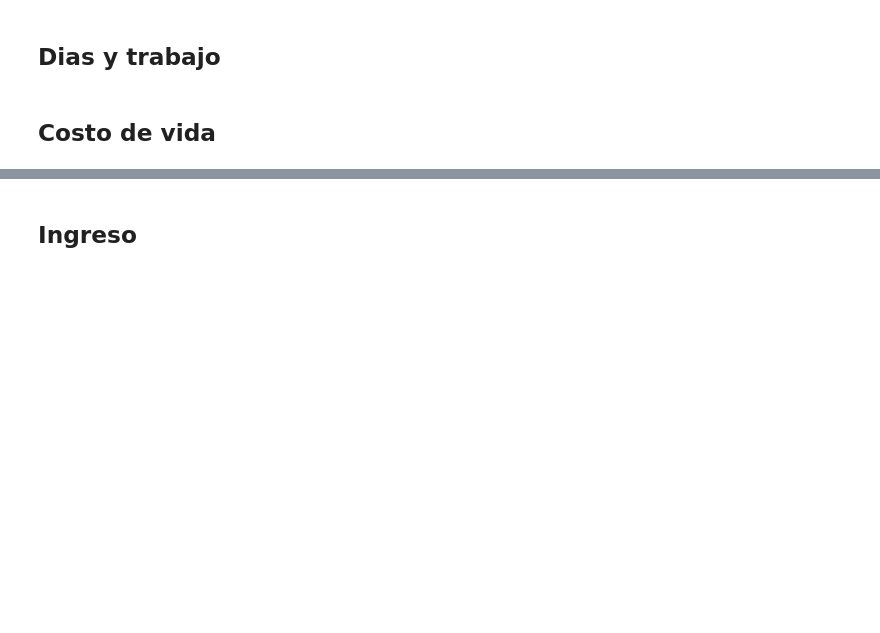
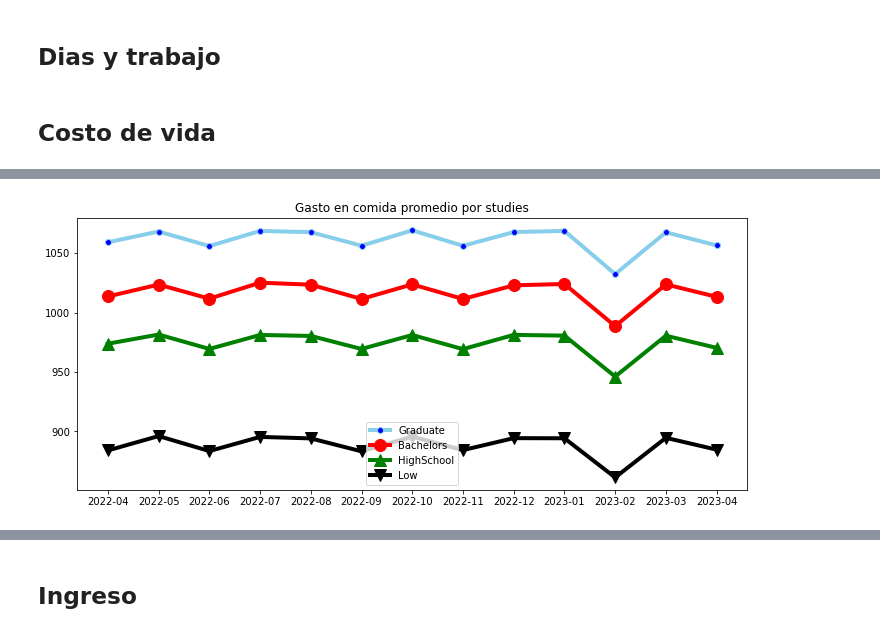
Before and after one commit to blukitas/Viz_2022_Grupo_4, a Jupyter notebook: docker/Notebooks/13.tp.ipynb, the cells around one changed output, grey strips where cells are left out. Drawn from its saved outputs; the diff is of its cells as text; code cells hidden in the pictures; blank space fills up the shorter version.

Commit message:
Spends by different categories

```diff
--- a/docker/Notebooks/13.tp.ipynb
+++ b/docker/Notebooks/13.tp.ipynb
@@ -260,0 +263,20 @@ plt.show()
+# %%
+SQL = """select
+	"month",
+	educationlevel,
+	ROUND(avg(wage_amt)::numeric, 2) as avg_wage_amt,
+	ROUND(avg(food_amt)::numeric, 2) as avg_food_amt,
+	ROUND(avg(education_amt)::numeric, 2) as avg_education_amt,
+	ROUND(avg(shelter_amt)::numeric, 2) as avg_shelter_amt,
+	ROUND(avg(earning_amt)::numeric, 2) as avg_earning_amt,
+	ROUND(avg(spend_amt)::numeric, 2) as avg_spend_amt,
+	ROUND(avg(balance_amt)::numeric, 2) as avg_balance_amt
+from vo_monthly_wage_cohorts vmwc
+where vmwc."month" != '2022-03' and vmwc."month" != '2023-05'
+group by 1,2
+order by 1,4
+"""
+
+df = pd.read_sql(SQL, engine)
+df['avg_spend_amt'] = -1 * df['avg_spend_amt']
+df.head(5)
@@ -260,0 +290,49 @@ plt.show()
+# %%
+fig, ax = plt.subplots(figsize=(12, 5))
+ax.plot(
+    "month",
+    "avg_spend_amt",
+    data=df[df.educationlevel == "Graduate"],
+    marker=".",
+    markerfacecolor="blue",
+    markersize=12,
+    color="skyblue",
+    linewidth=4,
+)
+ax.plot(
+    "month",
+    "avg_spend_amt",
+    data=df[df.educationlevel == "Bachelors"],
+    marker="o",
+    markerfacecolor="red",
+    markersize=12,
+    color="red",
+    linewidth=4,
+)
+ax.plot(
+    "month",
+    "avg_spend_amt",
+    data=df[df.educationlevel == "HighSchoolOrCollege"],
+    marker="^",
+    markerfacecolor="green",
+    markersize=12,
+    color="green",
+    linewidth=4,
+)
+ax.plot(
+    "month",
+    "avg_spend_amt",
+    data=df[df.educationlevel == "Low"],
+    marker="v",
+    markerfacecolor="black",
+    markersize=12,
+    color="black",
+    linewidth=4,
+)
+# plt.plot( 'month', 'avg_food_amt', data=df, marker='', color='olive', linewidth=2)
+# plt.plot( 'month', 'avg_food_amt', data=df, marker='', color='olive', linewidth=2, linestyle='dashed', label="toto")
+ax.set_title("Gasto en comida promedio por studies")
+ax.legend(["Graduate", "Bachelors", "HighSchool", "Low"])
+plt.show()
+# %% [output]
+[figure, added]
```
Also changed, not shown: parts of 9 cells of this notebook, 3 other files.
